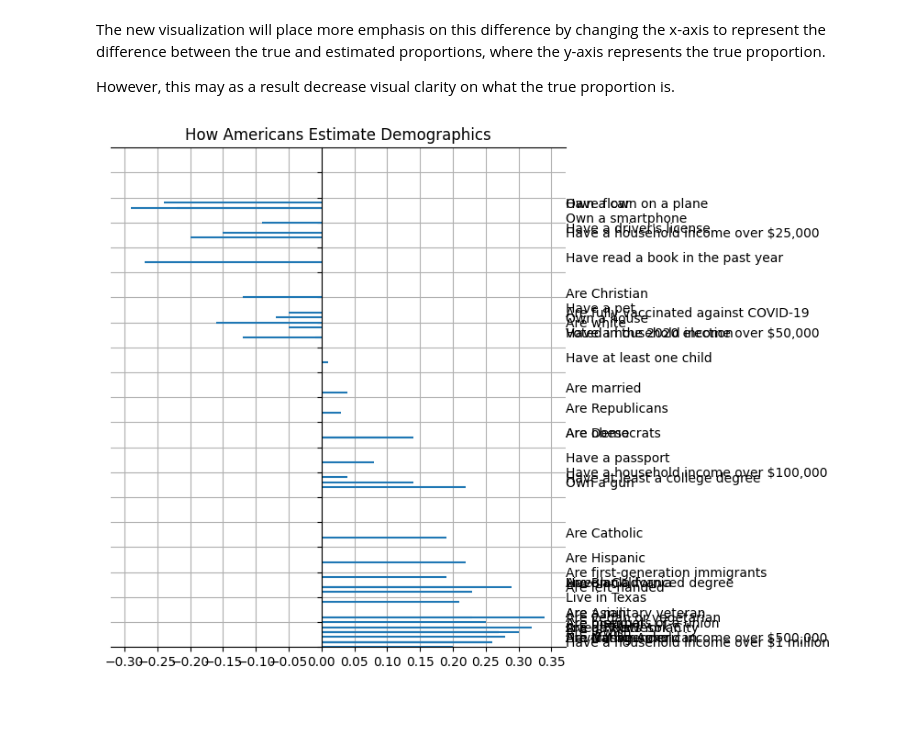
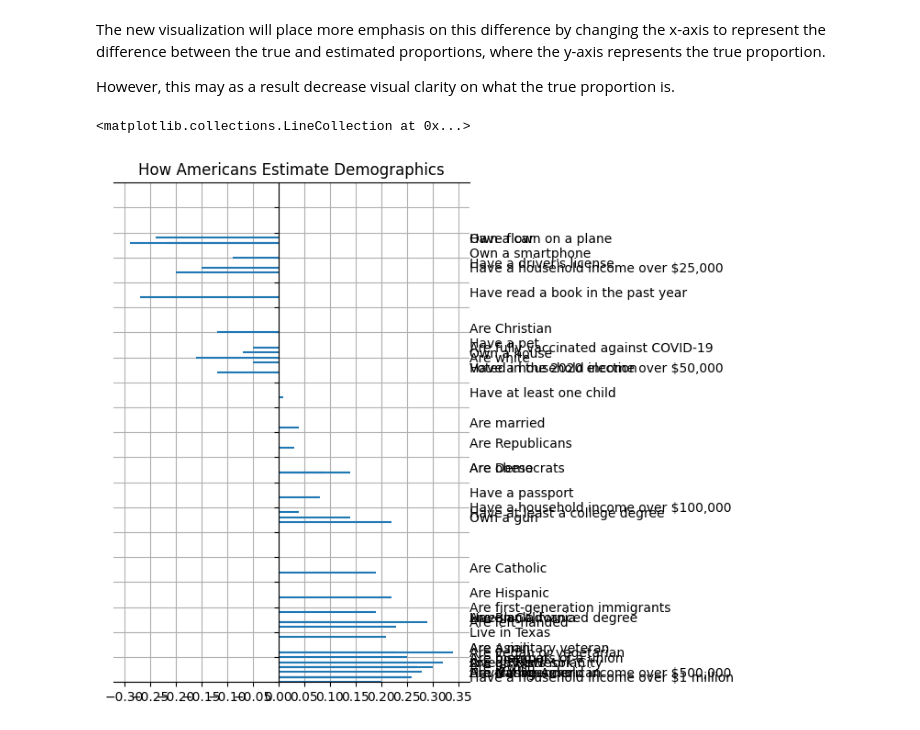
Before and after one commit to erntan/mm, a Jupyter notebook: 2249/2249.ipynb, the cells around one changed output. Saved outputs shown, nothing was run; the diff lists cells and outputs as text; code cells hidden in the pictures.

```diff
--- a/2249/2249.ipynb
+++ b/2249/2249.ipynb
@@ -74,24 +74,26 @@ diff = est_prop - true_prop
 # %%
 # Plot
 fig, ax = plt.subplots()
 
 ax.set_xticks([x/20 for x in range(-40,40)])
 ax.set_ylim(0, 1)
 ax.set_yticks([x/20 for x in range(0,20)])
 ax.set_yticklabels('')
 ax.set_title("How Americans Estimate Demographics")
 x_annotate = [0.372] * len(y_lab)
 for i in range(0,len(y_lab)-1):
     ax.annotate(y_lab[i], xy = (x_annotate[i],true_prop[i]))
 
 ax.spines['right'].set_visible(False)
 ax.spines['left'].set_position('zero')
 ax.grid(True)
 
 fig.set_figheight(8)
+fig.set_figwidth(5)
 fig.subplots_adjust(bottom=0.2, right=0.9)
 
 plt.hlines(y, xmin = [0]*len(true_prop), xmax = diff)
 # plt.savefig('new_viz.jpg', bbox_inches = 'tight')
 # %% [output]
+<matplotlib.collections.LineCollection at 0x...>
-[figure, old version]
+[figure, new version]
```
